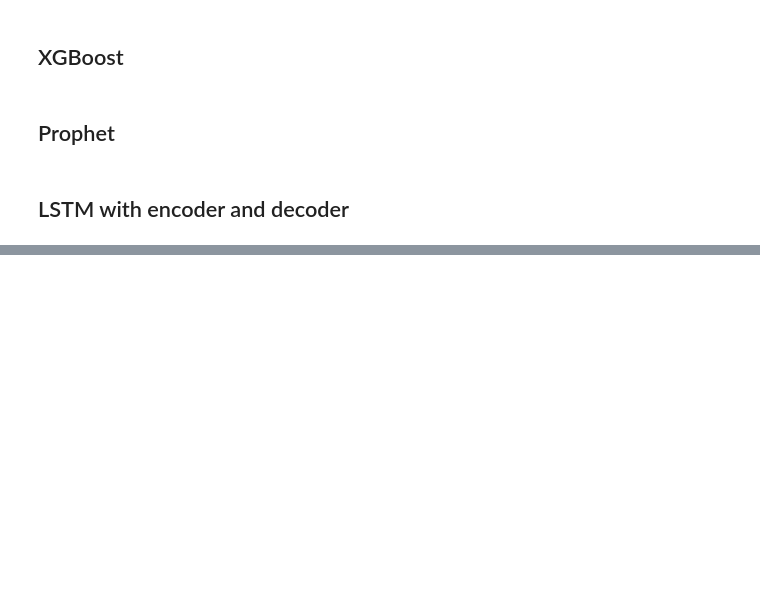
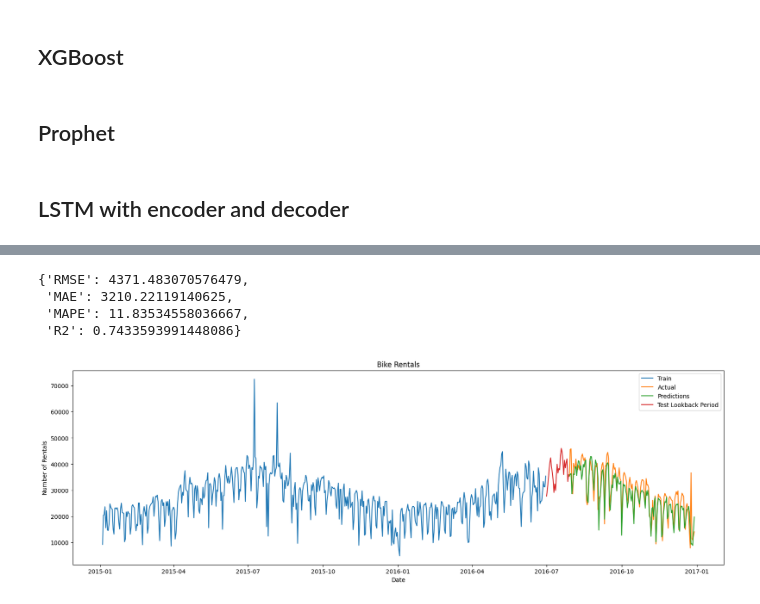
Before and after one commit to sbhurtya/London-Bike-Sharing-Forecaset-Python-ML, a Jupyter notebook: lbs_addedfeatures.ipynb, the cells around one changed output, grey strips where cells are left out. Drawn from its saved outputs; the diff is of its cells as text; code cells hidden in the pictures; blank space fills up the shorter version.

Commit message:
Organized Models into Separate Files

```diff
--- a/lbs_addedfeatures.ipynb
+++ b/lbs_addedfeatures.ipynb
@@ -734,0 +447,8 @@ plt.show()
+# %%
+from lstm_encode_decode import lstm_model, lstm_metrics, lstm_plot
+lstm_y_test, lstm_y_pred = lstm_model(train_train_df,
+                                        val_df,
+                                        test_df,
+                                        lookback=28,
+                                        forecast_horizon=7,
+                                        )
@@ -734,0 +474,13 @@ plt.show()
+# %%
+lstm_test_metrics = lstm_metrics(lstm_y_test, lstm_y_pred)
+lstm_test_metrics
+# %% [output]
+{'RMSE': 4371.483070576479,
+ 'MAE': 3210.22119140625,
+ 'MAPE': 11.83534558036667,
+ 'R2': 0.7433593991448086}
+# %%
+#Plot predictions
+lstm_plot(train_df, test_df, lstm_y_pred, lookback=28)
+# %% [output]
+[figure, added]
```
Also changed, not shown: parts of 44 cells of this notebook, 5 other files.
